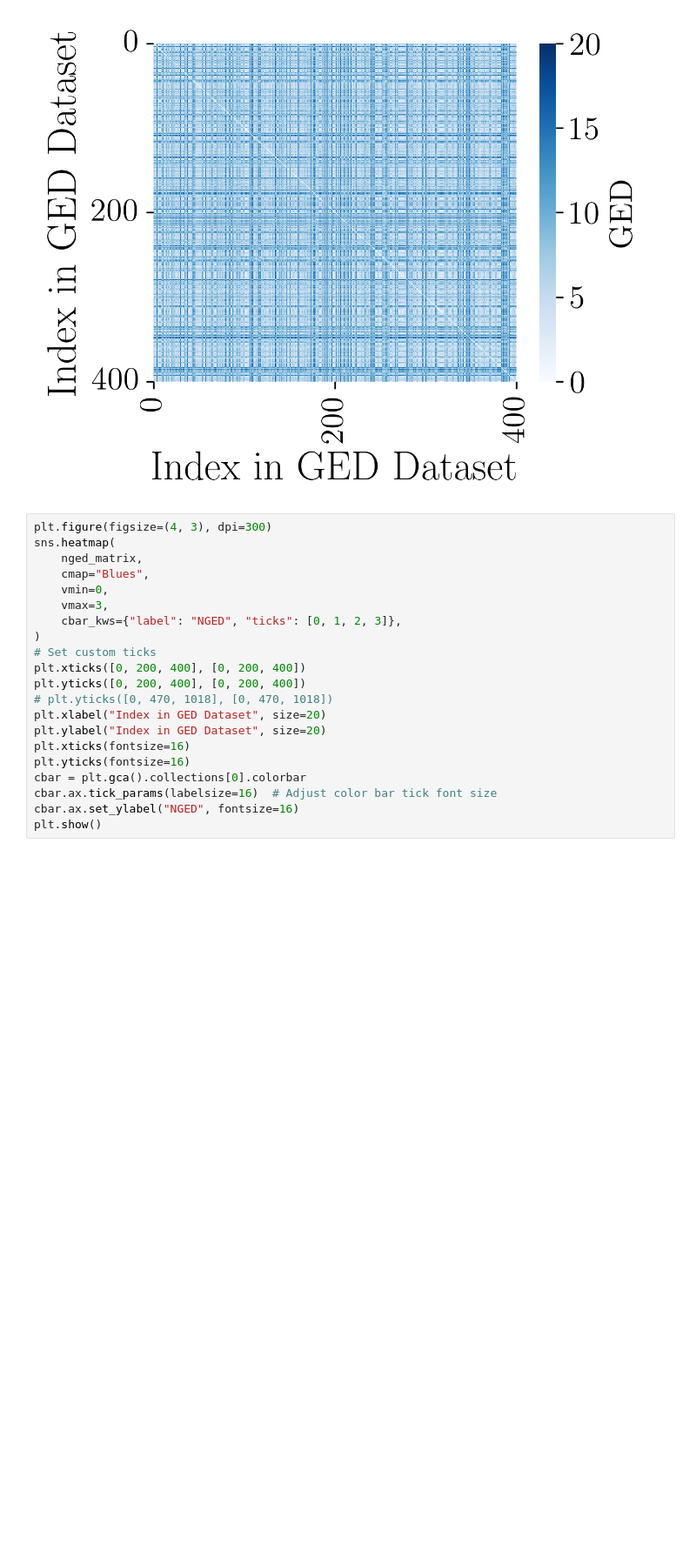
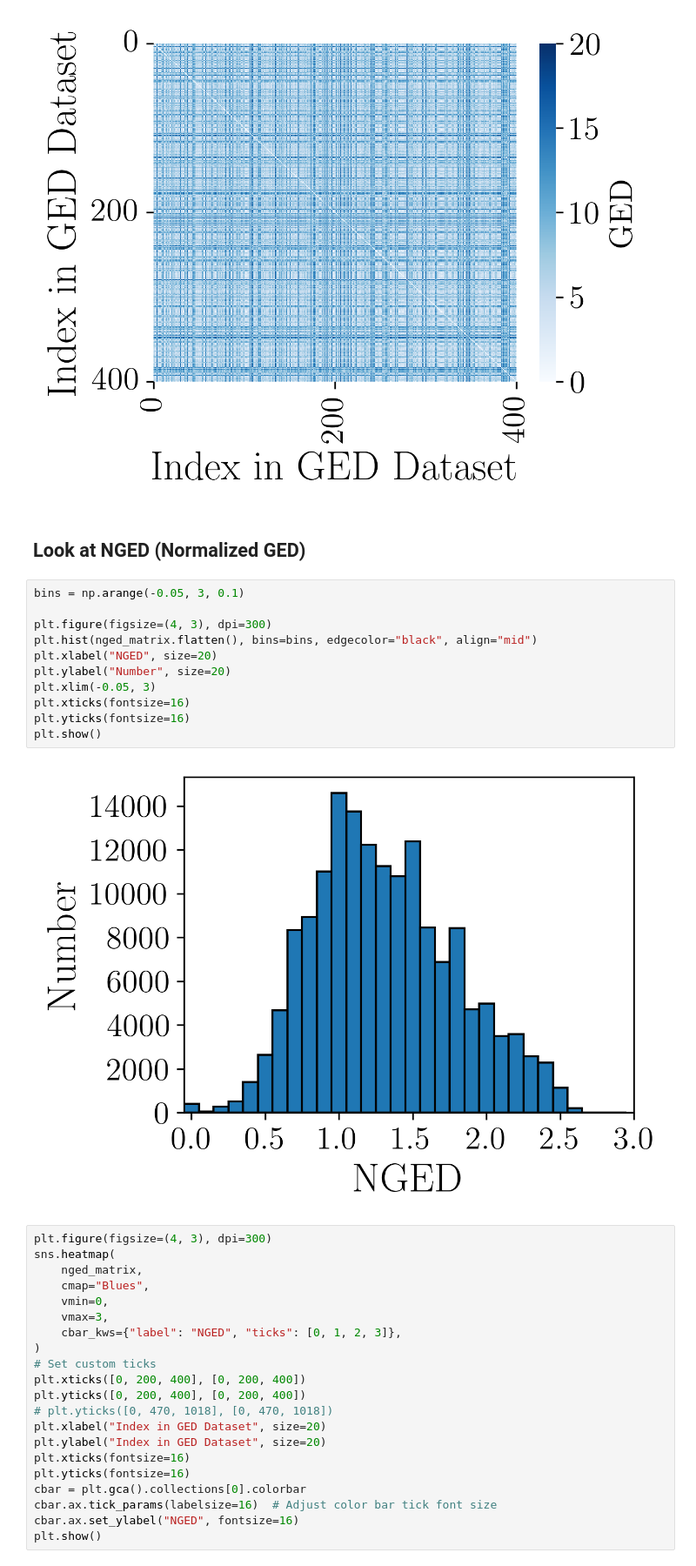
Before and after one commit to shijiale0609/MacroSimGNN, a Jupyter notebook: Dataset/GED_Dataset_Visualization.ipynb, the cells around one changed output. Shown at 87% size. Drawn from its saved outputs; the diff is of its cells as text; blank space fills up the shorter version.

```diff
--- a/Dataset/GED_Dataset_Visualization.ipynb
+++ b/Dataset/GED_Dataset_Visualization.ipynb
@@ -197,6 +174,21 @@ cbar.ax.set_ylabel("GED", fontsize=16)
 plt.show()
 # %% [output]
 [figure]
+# %% [markdown]
+## Look at NGED (Normalized GED)
+# %%
+bins = np.arange(-0.05, 3, 0.1)
+
+plt.figure(figsize=(4, 3), dpi=300)
+plt.hist(nged_matrix.flatten(), bins=bins, edgecolor="black", align="mid")
+plt.xlabel("NGED", size=20)
+plt.ylabel("Number", size=20)
+plt.xlim(-0.05, 3)
+plt.xticks(fontsize=16)
+plt.yticks(fontsize=16)
+plt.show()
+# %% [output]
+[figure, new version]
 # %%
 plt.figure(figsize=(4, 3), dpi=300)
 sns.heatmap(
```
Also changed, not shown: parts of 11 cells of this notebook.
